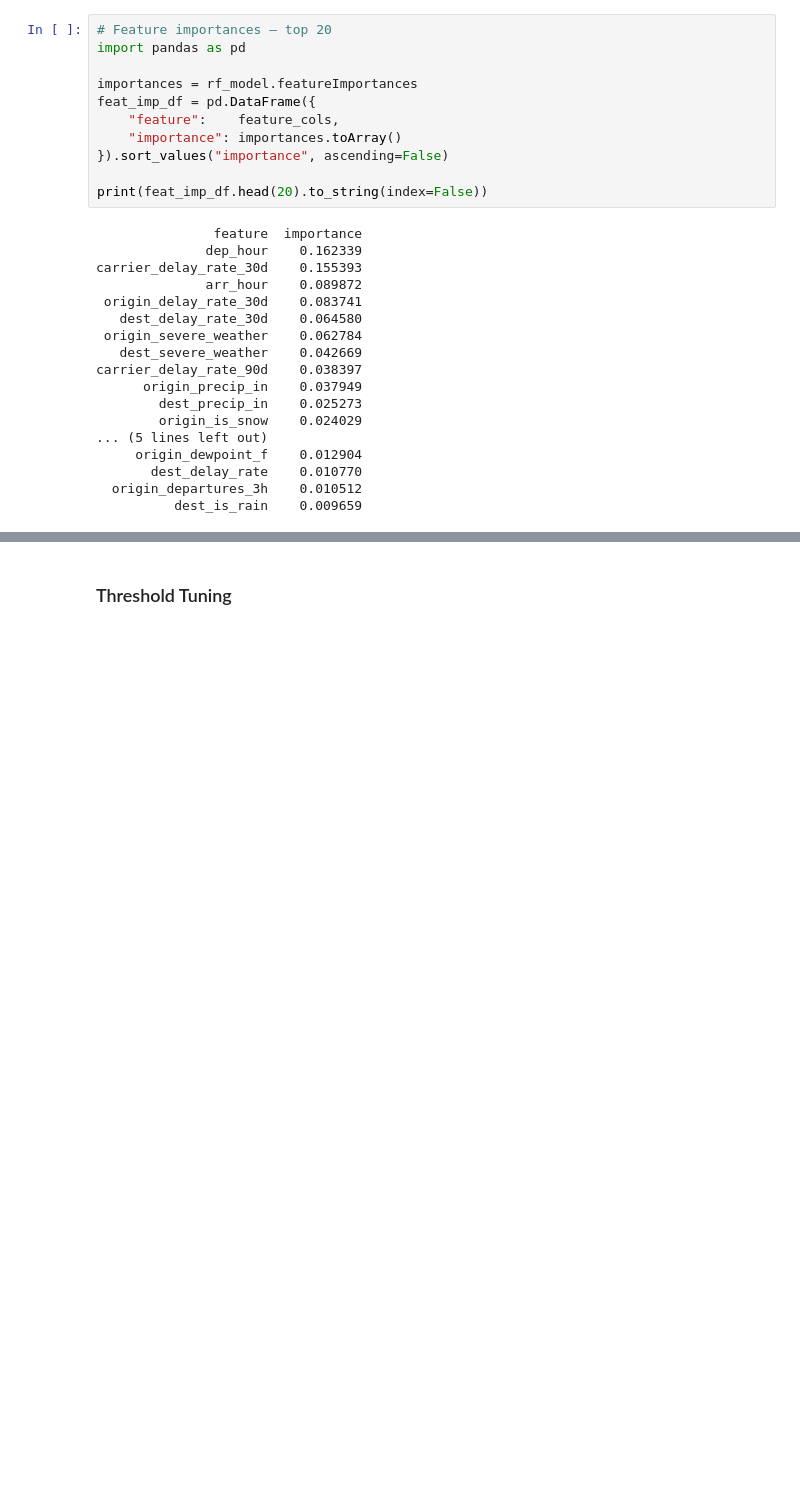
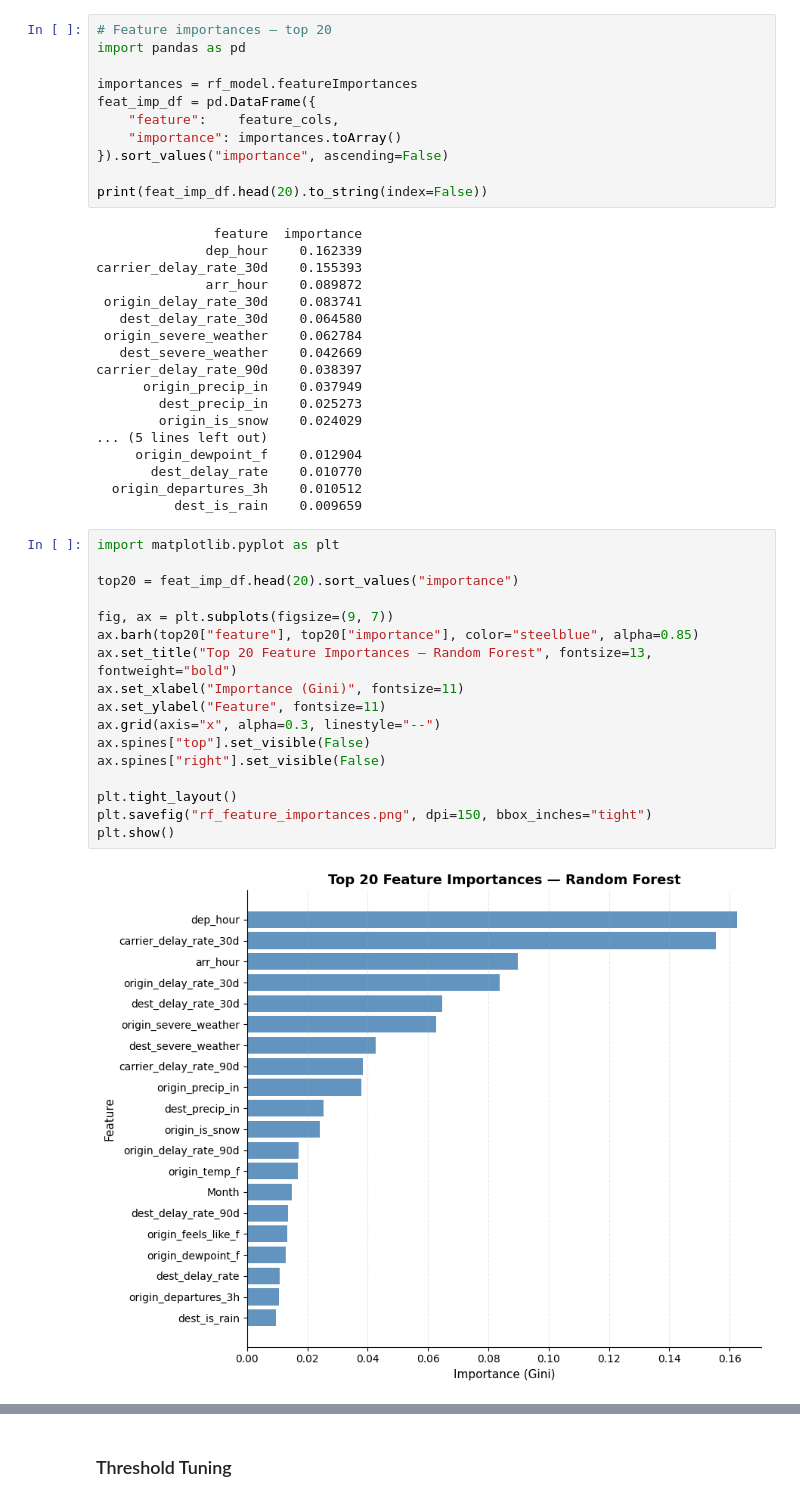
Before and after one commit to javageek2018/AirlineArrivalDelay, a Jupyter notebook: RandomForest.ipynb, the cells around one changed output, grey strips where cells are left out. Cells and saved outputs as stored; diff of their text form; blank space fills up the shorter version.

Commit message:
Update RF notebook: validation PR curve, feature importance chart, fix vector_to_array import

```diff
--- a/RandomForest.ipynb
+++ b/RandomForest.ipynb
@@ -386,3 +401,22 @@ carrier_delay_rate_90d    0.038397
        dest_delay_rate    0.010770
   origin_departures_3h    0.010512
           dest_is_rain    0.009659
+# %%
+import matplotlib.pyplot as plt
+
+top20 = feat_imp_df.head(20).sort_values("importance")
+
+fig, ax = plt.subplots(figsize=(9, 7))
+ax.barh(top20["feature"], top20["importance"], color="steelblue", alpha=0.85)
+ax.set_title("Top 20 Feature Importances — Random Forest", fontsize=13, fontweight="bold")
+ax.set_xlabel("Importance (Gini)", fontsize=11)
+ax.set_ylabel("Feature", fontsize=11)
+ax.grid(axis="x", alpha=0.3, linestyle="--")
+ax.spines["top"].set_visible(False)
+ax.spines["right"].set_visible(False)
+
+plt.tight_layout()
+plt.savefig("rf_feature_importances.png", dpi=150, bbox_inches="tight")
+plt.show()
+# %% [output]
+[figure, added]
```
Also changed, not shown: parts of 8 cells of this notebook.
